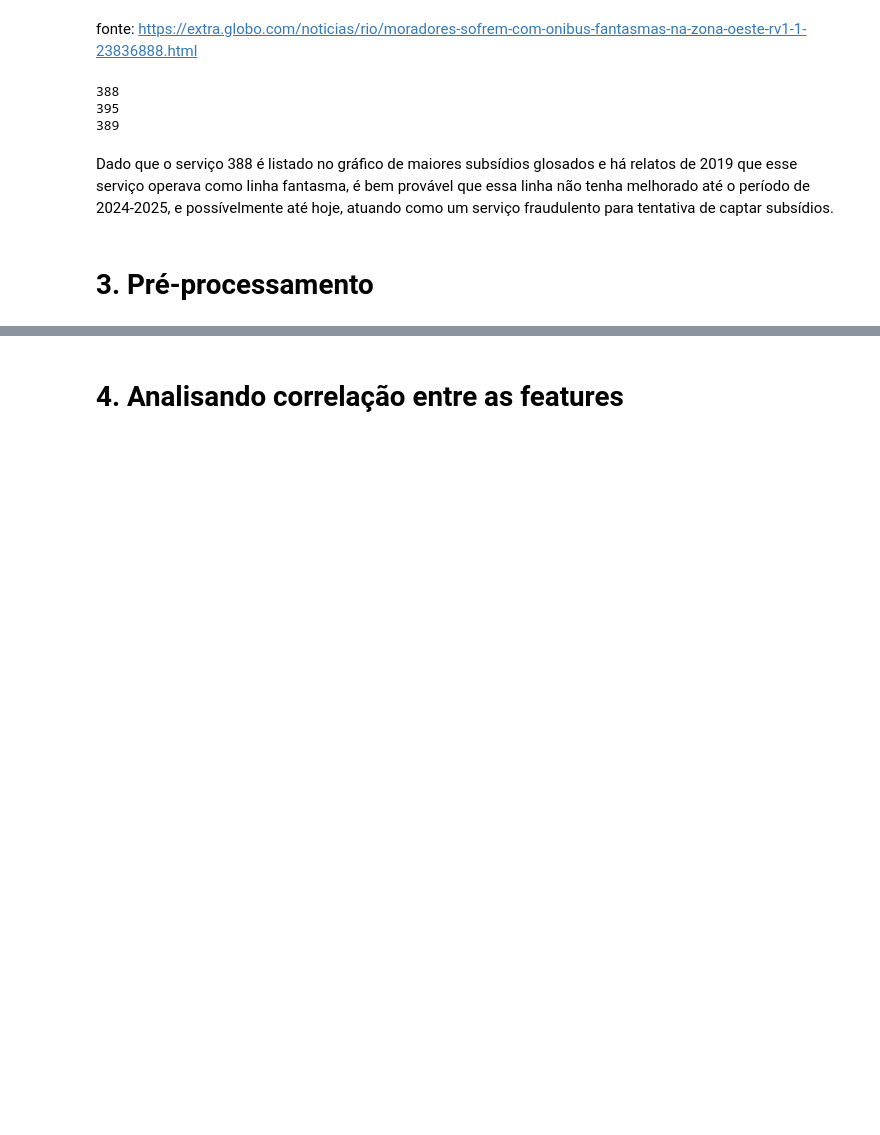
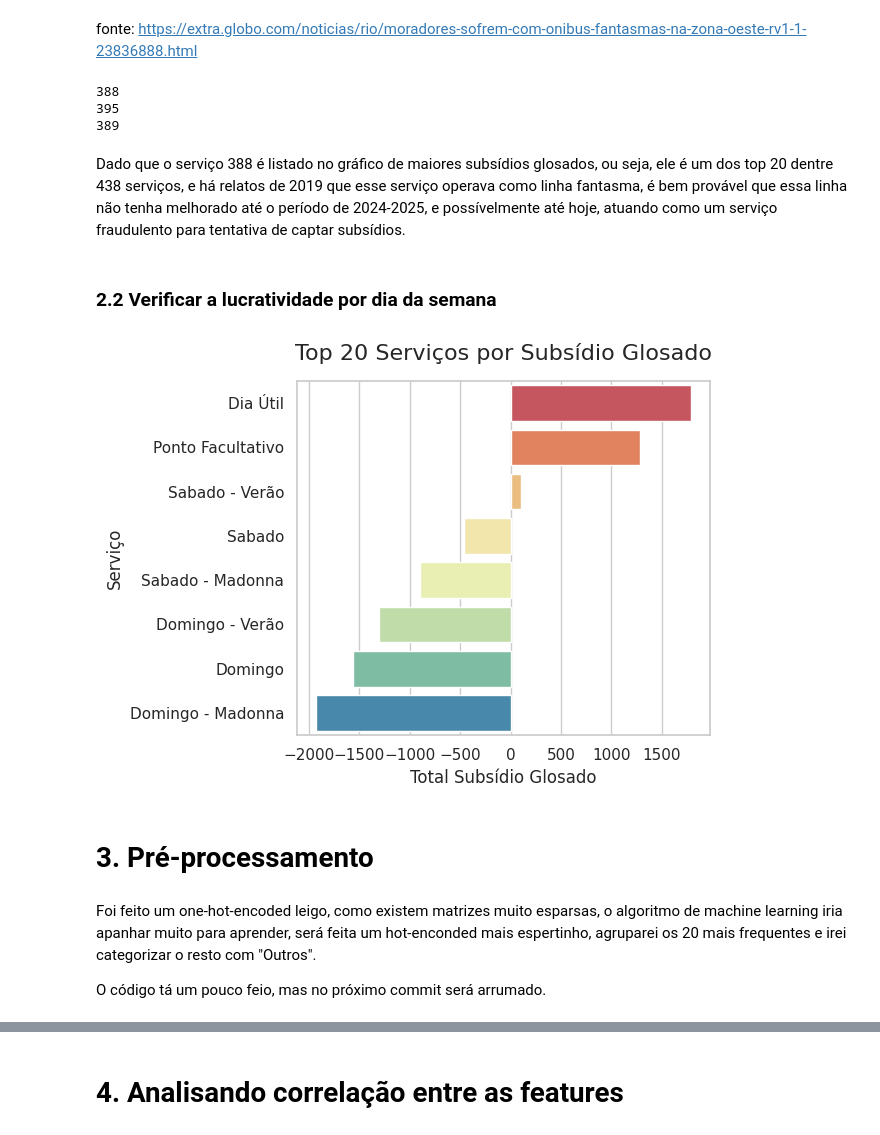
Before and after one commit to AntonioNazar/PS-2026.1, a Jupyter notebook: analise_faturamento_km.ipynb, the cells around one changed output, grey strips where cells are left out. Cells and saved outputs as stored; diff of their text form; code cells hidden in the pictures; blank space fills up the shorter version.

```diff
--- a/analise_faturamento_km.ipynb
+++ b/analise_faturamento_km.ipynb
@@ -226,6 +243,35 @@ for servico in linhas_fantasmas:
 395
 389
 # %% [markdown]
-Dado que o serviço 388 é listado no gráfico de maiores subsídios glosados e há relatos de 2019 que esse serviço operava como linha fantasma, é bem provável que essa linha não tenha melhorado até o período de 2024-2025, e possívelmente até hoje, atuando como um serviço fraudulento para tentativa de captar subsídios.
+Dado que o serviço 388 é listado no gráfico de maiores subsídios glosados, ou seja, ele é um dos top 20 dentre 438 serviços, e há relatos de 2019 que esse serviço operava como linha fantasma, é bem provável que essa linha não tenha melhorado até o período de 2024-2025, e possívelmente até hoje, atuando como um serviço fraudulento para tentativa de captar subsídios.
+# %% [markdown]
+### 2.2 Verificar a lucratividade por dia da semana
+# %%
+# Calcula o total do saldo por serviço
+df_dia_balanco = df_final.groupby('tipo_dia', as_index= False)['saldo'].mean()
+
+# Ordenando
+df_dia_balanco = df_dia_balanco.sort_values(by='saldo', ascending=False)
+# %%
+ax = sns.barplot(
+    data=df_dia_balanco,
+    x="saldo",
+    y="tipo_dia",
+    palette = 'Spectral',
+    hue="tipo_dia"
+)
+
+plt.title("Top 20 Serviços por Subsídio Glosado", fontsize=16, pad=15)
+plt.xlabel("Total Subsídio Glosado", fontsize=12)
+plt.ylabel("Serviço", fontsize=12)
+
+plt.tight_layout()
+plt.show()
+# %% [output]
+[figure, added]
 # %% [markdown]
 # 3. Pré-processamento
+# %% [markdown]
+Foi feito um one-hot-encoded leigo, como existem matrizes muito esparsas, o algoritmo de machine learning iria apanhar muito para aprender, será feita um hot-enconded mais espertinho, agruparei os 20 mais frequentes e irei categorizar o resto com "Outros".
+
+O código tá um pouco feio, mas no próximo commit será arrumado.
```
Also changed, not shown: parts of 15 cells of this notebook.
